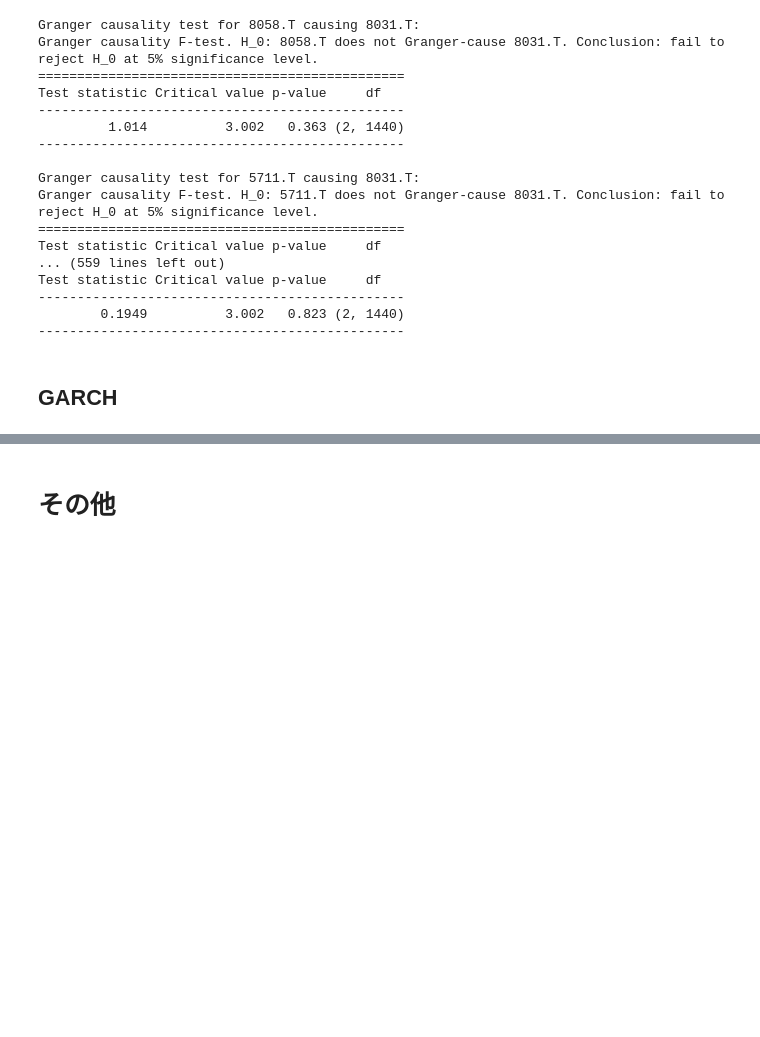
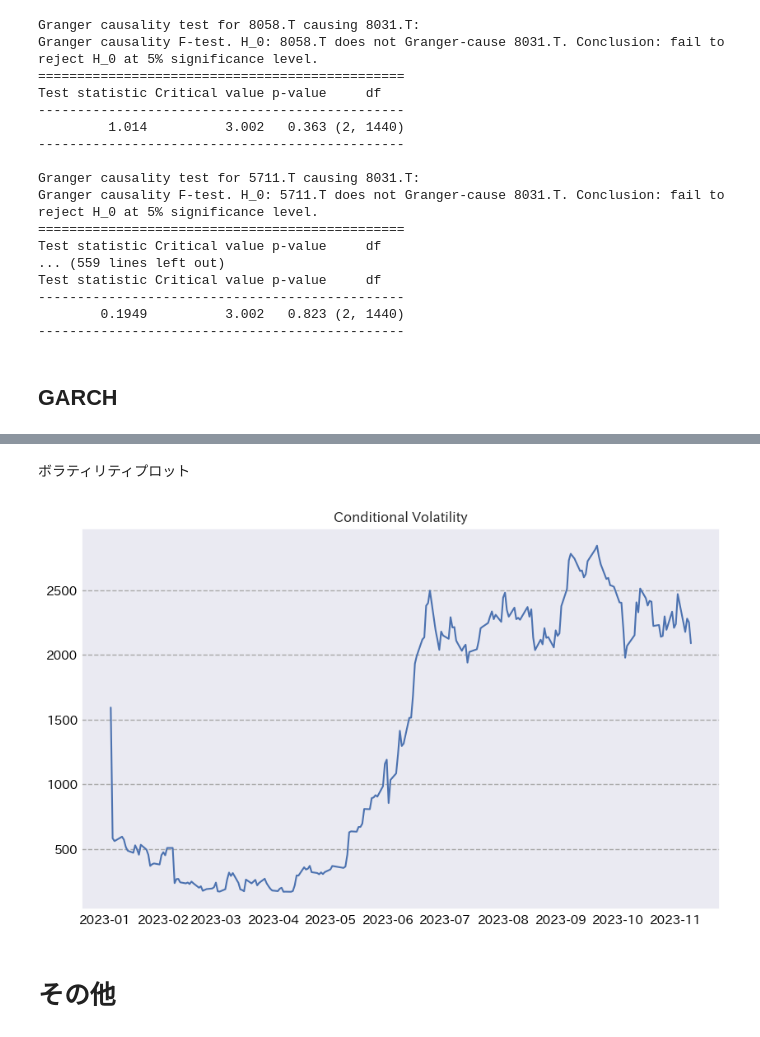
Before and after one commit to aguilarklyno/Fukuhara-Seminar, a Jupyter notebook: 23_11_24_week-05/main.ipynb, the cells around one changed output, grey strips where cells are left out. Cells and saved outputs as stored; diff of their text form; code cells hidden in the pictures; blank space fills up the shorter version.

```diff
--- a/23_11_24_week-05/main.ipynb
+++ b/23_11_24_week-05/main.ipynb
@@ -1133,0 +1159,17 @@ _temp_data_garch
+# %%
+import pandas as pd
+from arch import arch_model
+
+# 分析する列を選択（例：'8031.T'）
+returns = _temp_data_garch['8058.T']
+
+# GARCH(1,1)モデルの適用
+garch_model = arch_model(returns, p=1, q=1)
+
+# モデルのフィッティング
+model_result = garch_model.fit()
+
+# 結果の表示
+print(model_result.summary())
+
+# 必要に応じて、予測やボラティリティのプロットなども行うことができます
@@ -1134,2 +1211,14 @@ _temp_data_garch
+# %% [markdown]
+ボラティリティプロット
+# %%
+import matplotlib.pyplot as plt
+
+# モデルによる条件付き標準偏差のプロット
+fig, ax = plt.subplots(figsize=(10, 6))
+ax.plot(model_result.conditional_volatility)
+ax.set_title('Conditional Volatility')
+plt.show()
+# %% [output]
+[figure, added]
 # %% [markdown]
 # その他
```
Also changed, not shown: parts of 6 cells of this notebook.
